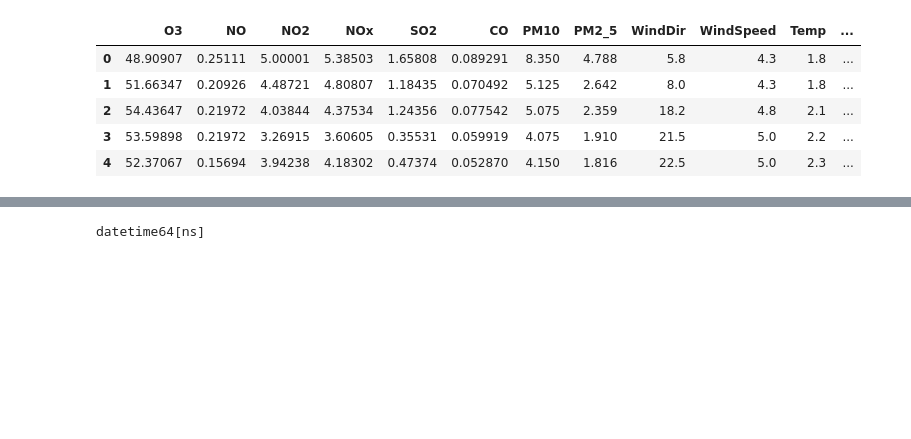
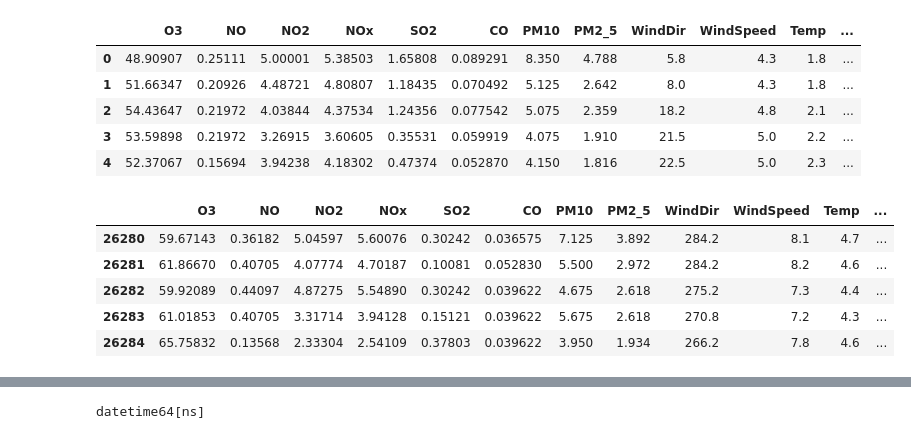
Before and after one commit to Blansha2/cmse492_project, a Jupyter notebook: src/preprocessing/Preprocessing.ipynb, the cells around one changed output, grey strips where cells are left out. Cells and saved outputs as stored; diff of their text form; code cells hidden in the pictures; blank space fills up the shorter version.

```diff
--- a/src/preprocessing/Preprocessing.ipynb
+++ b/src/preprocessing/Preprocessing.ipynb
@@ -23,6 +23,17 @@ df.head()
 | 2 | 54.43647 | 0.21972 | 4.03844 | 4.37534 | 1.24356 | 0.077542 | 5.075 | 2.359 | 18.2 | 4.8 | 2.1 | ... |
 | 3 | 53.59898 | 0.21972 | 3.26915 | 3.60605 | 0.35531 | 0.059919 | 4.075 | 1.910 | 21.5 | 5.0 | 2.2 | ... |
 | 4 | 52.37067 | 0.15694 | 3.94238 | 4.18302 | 0.47374 | 0.052870 | 4.150 | 1.816 | 22.5 | 5.0 | 2.3 | ... |
+# %%
+df = df[df['datetime'] >= "2024-01-01"].copy()
+
+df.head()
+# %% [output]
+|  | O3 | NO | NO2 | NOx | SO2 | CO | PM10 | PM2_5 | WindDir | WindSpeed | Temp | ... |
+| 26280 | 59.67143 | 0.36182 | 5.04597 | 5.60076 | 0.30242 | 0.036575 | 7.125 | 3.892 | 284.2 | 8.1 | 4.7 | ... |
+| 26281 | 61.86670 | 0.40705 | 4.07774 | 4.70187 | 0.10081 | 0.052830 | 5.500 | 2.972 | 284.2 | 8.2 | 4.6 | ... |
+| 26282 | 59.92089 | 0.44097 | 4.87275 | 5.54890 | 0.30242 | 0.039622 | 4.675 | 2.618 | 275.2 | 7.3 | 4.4 | ... |
+| 26283 | 61.01853 | 0.40705 | 3.31714 | 3.94128 | 0.15121 | 0.039622 | 5.675 | 2.618 | 270.8 | 7.2 | 4.3 | ... |
+| 26284 | 65.75832 | 0.13568 | 2.33304 | 2.54109 | 0.37803 | 0.039622 | 3.950 | 1.934 | 266.2 | 7.8 | 4.6 | ... |
 # %%
 #making sure that the date-time values are sorted in order
 df = df.sort_values("datetime").reset_index(drop=True)
```
Also changed, not shown: parts of 6 cells of this notebook, 22 other files.
